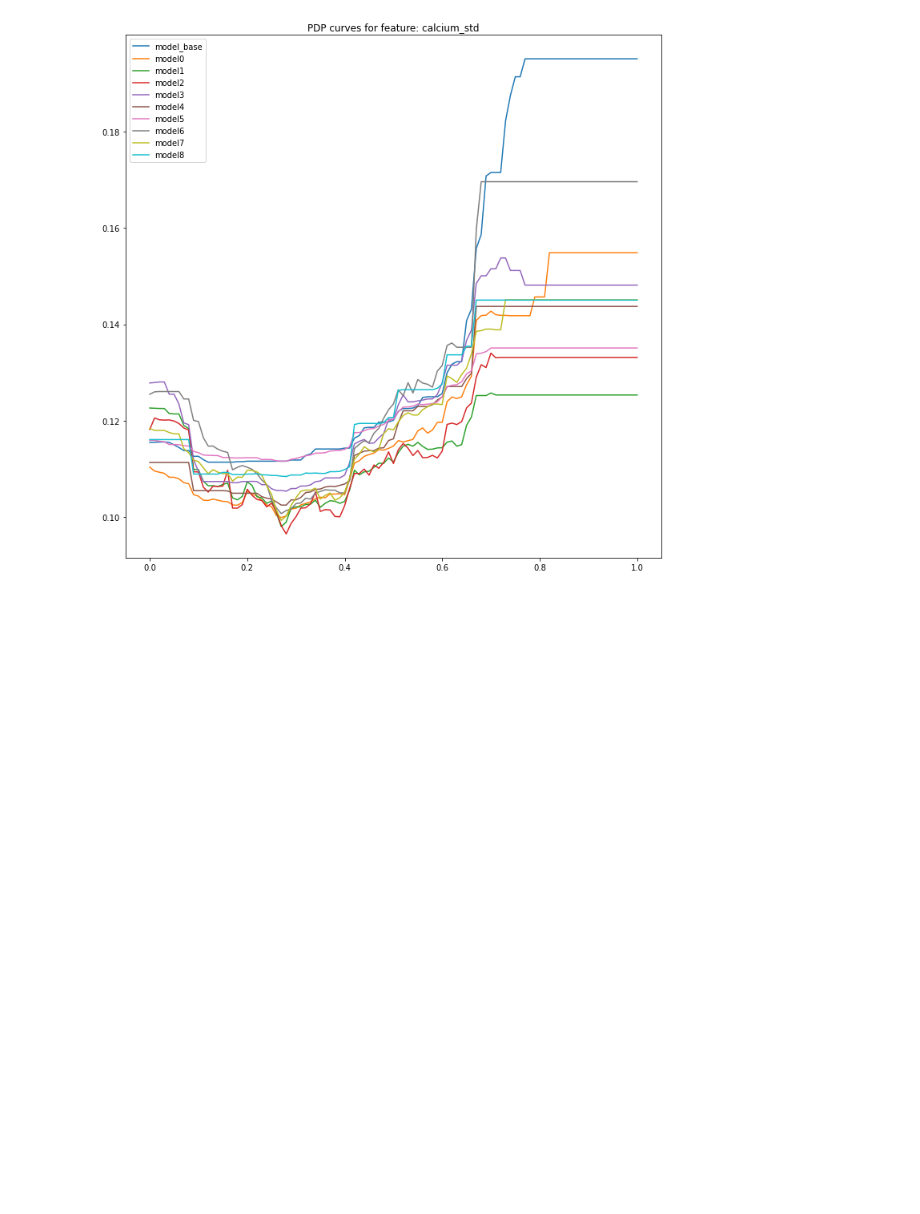
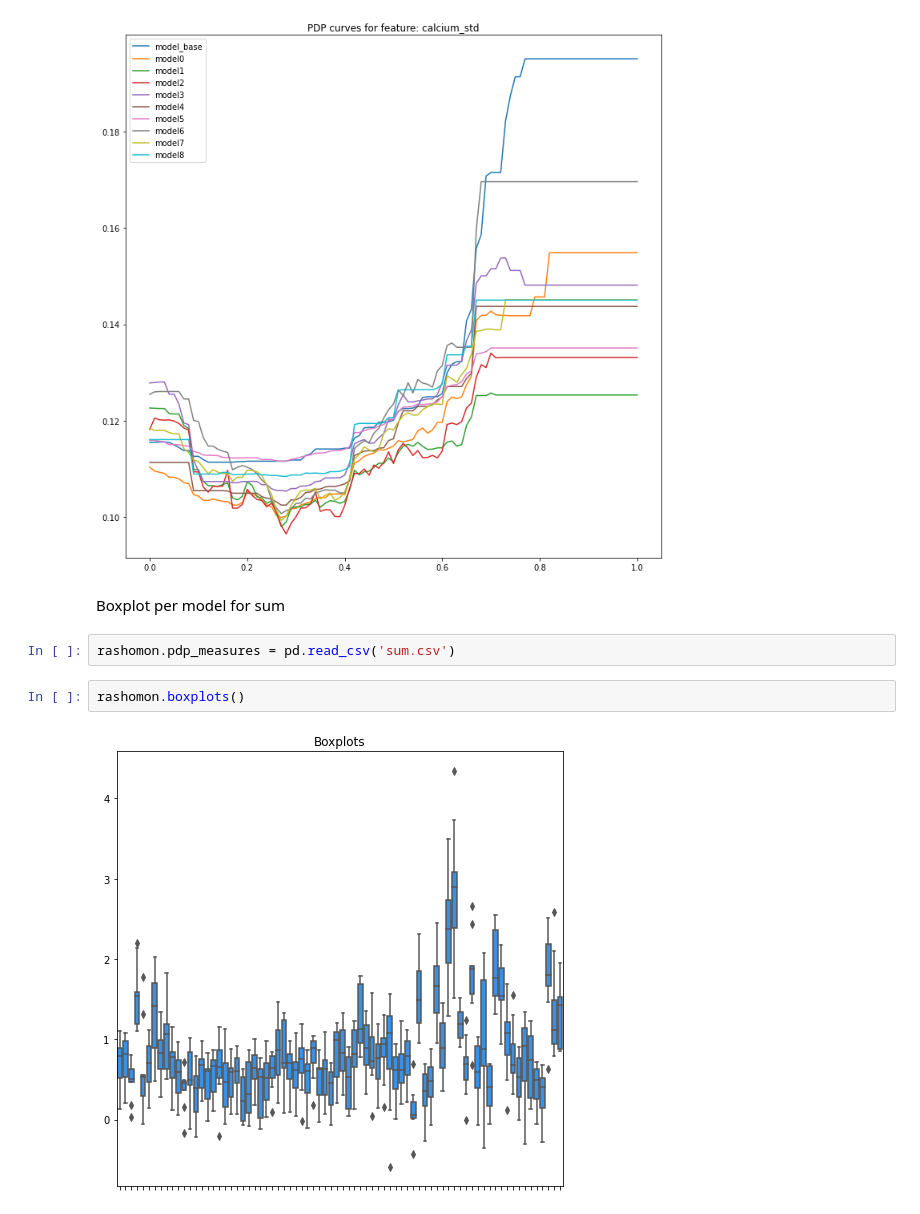
Before and after one commit to adrianstando/Research-Workshops-Rashomon-MIMIC-Machine-Learning, a Jupyter notebook: RashomonSetAnalyser/PDP_Comaprison_2.ipynb, the cells around one changed output. Cells and saved outputs as stored; diff of their text form; blank space fills up the shorter version.

```diff
--- a/RashomonSetAnalyser/PDP_Comaprison_2.ipynb
+++ b/RashomonSetAnalyser/PDP_Comaprison_2.ipynb
@@ -62,3 +62,11 @@ rashomon.pdp_profile(X, y, features = ['albumin_std'], figsize=(12, 12))
 rashomon.pdp_profile(X, y, features = ['calcium_std'], figsize=(12, 12))
 # %% [output]
 [figure]
+# %% [markdown]
+Boxplot per model for sum
+# %%
+rashomon.pdp_measures = pd.read_csv('sum.csv')
+# %%
+rashomon.boxplots()
+# %% [output]
+[figure, added]
```
Also changed, not shown: parts of 5 cells of this notebook, 1 other file.
